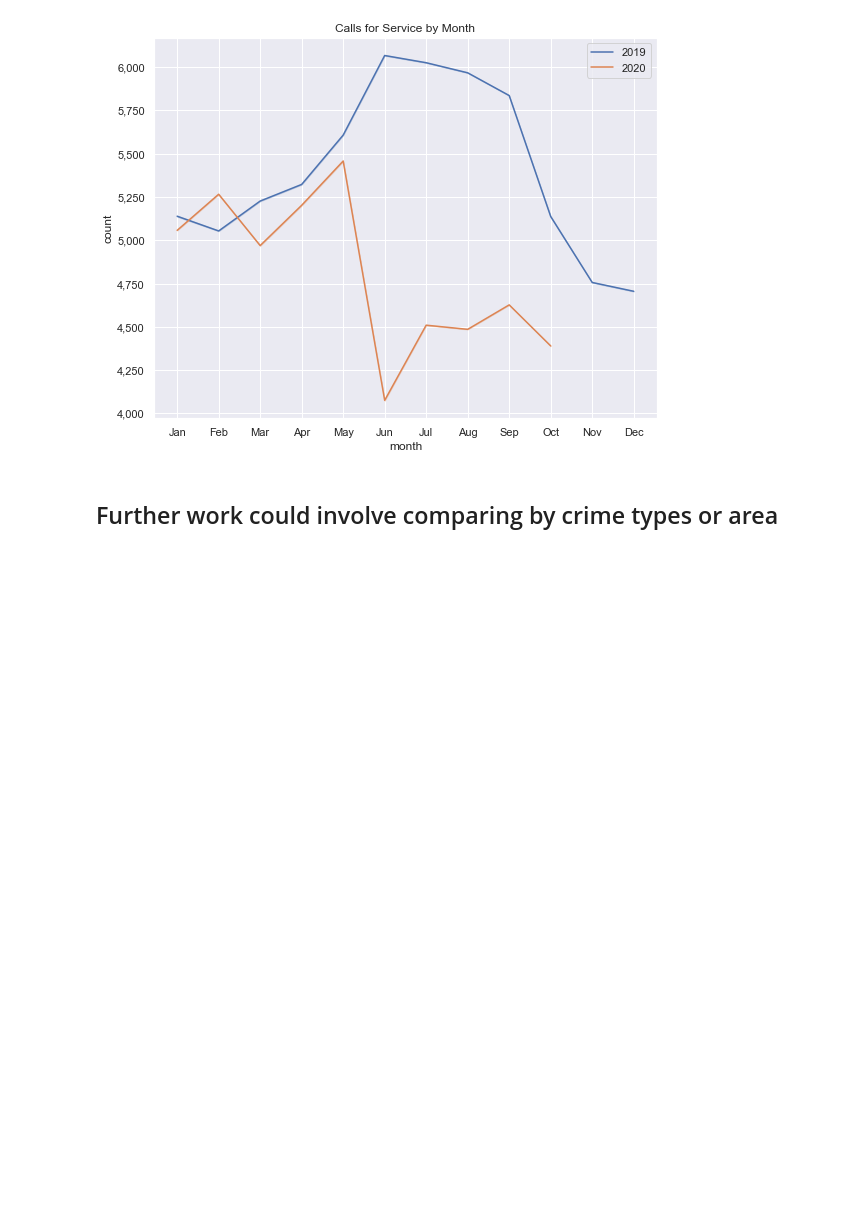
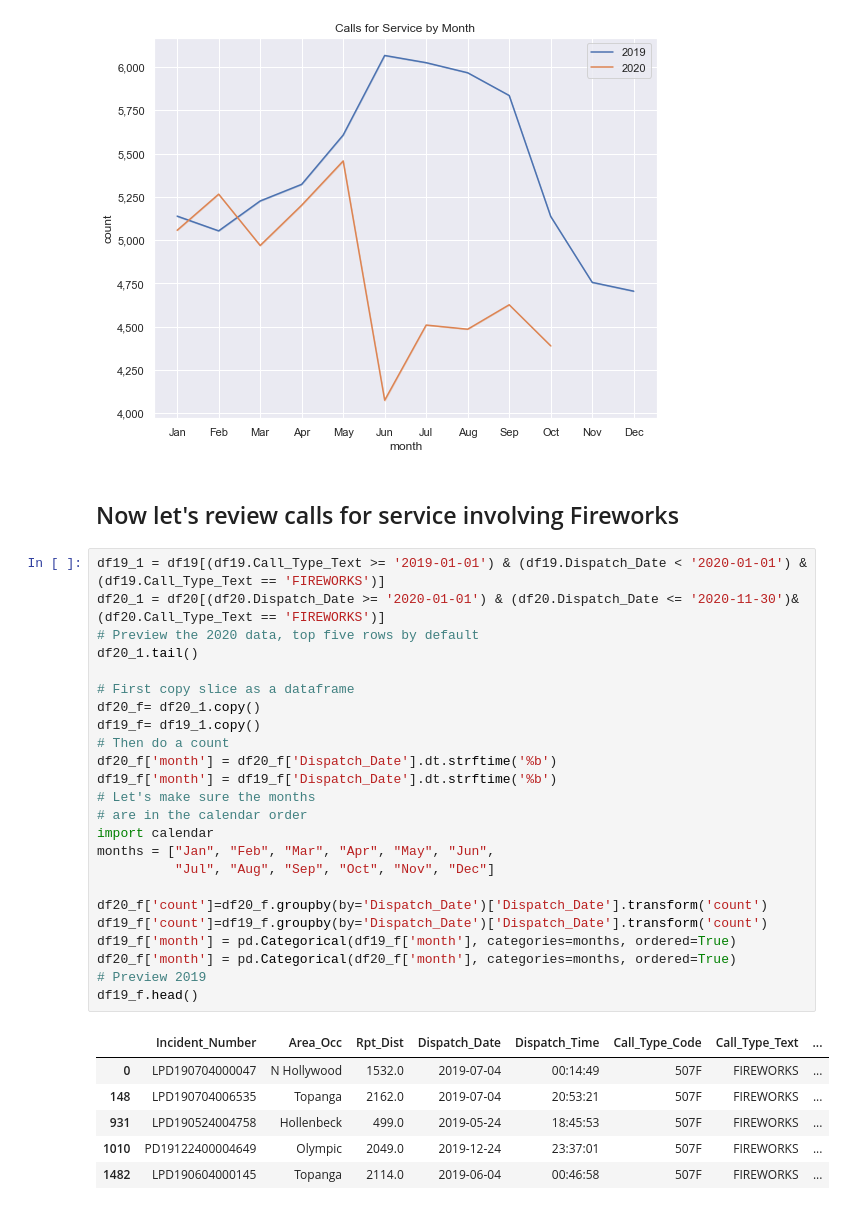
Before and after one commit to pattyjula/cfs-plots, a Jupyter notebook: code/cfs_analysis.ipynb, the cells around one changed output. Drawn from its saved outputs; the diff is of its cells as text; blank space fills up the shorter version.

```diff
--- a/code/cfs_analysis.ipynb
+++ b/code/cfs_analysis.ipynb
@@ -91,5 +91,36 @@ plt.show()
 # %% [output]
 <Figure size 432x288 with 0 Axes>
 [figure]
-# %% [markdown]
-## Further work could involve comparing by crime types or area
+# %% [markdown]
+## Now let's review calls for service involving Fireworks
+# %%
+df19_1 = df19[(df19.Call_Type_Text >= '2019-01-01') & (df19.Dispatch_Date < '2020-01-01') & (df19.Call_Type_Text == 'FIREWORKS')]
+df20_1 = df20[(df20.Dispatch_Date >= '2020-01-01') & (df20.Dispatch_Date <= '2020-11-30')& (df20.Call_Type_Text == 'FIREWORKS')]
+# Preview the 2020 data, top five rows by default
+df20_1.tail()
+
+# First copy slice as a dataframe
+df20_f= df20_1.copy()
+df19_f= df19_1.copy()
+# Then do a count
+df20_f['month'] = df20_f['Dispatch_Date'].dt.strftime('%b')
+df19_f['month'] = df19_f['Dispatch_Date'].dt.strftime('%b')
+# Let's make sure the months
+# are in the calendar order
+import calendar
+months = ["Jan", "Feb", "Mar", "Apr", "May", "Jun",
+          "Jul", "Aug", "Sep", "Oct", "Nov", "Dec"]
+
+df20_f['count']=df20_f.groupby(by='Dispatch_Date')['Dispatch_Date'].transform('count')
+df19_f['count']=df19_f.groupby(by='Dispatch_Date')['Dispatch_Date'].transform('count')
+df19_f['month'] = pd.Categorical(df19_f['month'], categories=months, ordered=True)
+df20_f['month'] = pd.Categorical(df20_f['month'], categories=months, ordered=True)
+# Preview 2019
+df19_f.head()
+# %% [output]
+|  | Incident_Number | Area_Occ | Rpt_Dist | Dispatch_Date | Dispatch_Time | Call_Type_Code | Call_Type_Text | ... |
+| 0 | LPD190704000047 | N Hollywood | 1532.0 | 2019-07-04 | 00:14:49 | 507F | FIREWORKS | ... |
+| 148 | LPD190704006535 | Topanga | 2162.0 | 2019-07-04 | 20:53:21 | 507F | FIREWORKS | ... |
+| 931 | LPD190524004758 | Hollenbeck | 499.0 | 2019-05-24 | 18:45:53 | 507F | FIREWORKS | ... |
+| 1010 | PD19122400004649 | Olympic | 2049.0 | 2019-12-24 | 23:37:01 | 507F | FIREWORKS | ... |
+| 1482 | LPD190604000145 | Topanga | 2114.0 | 2019-06-04 | 00:46:58 | 507F | FIREWORKS | ... |
```
Also changed, not shown: parts of 2 cells of this notebook.
